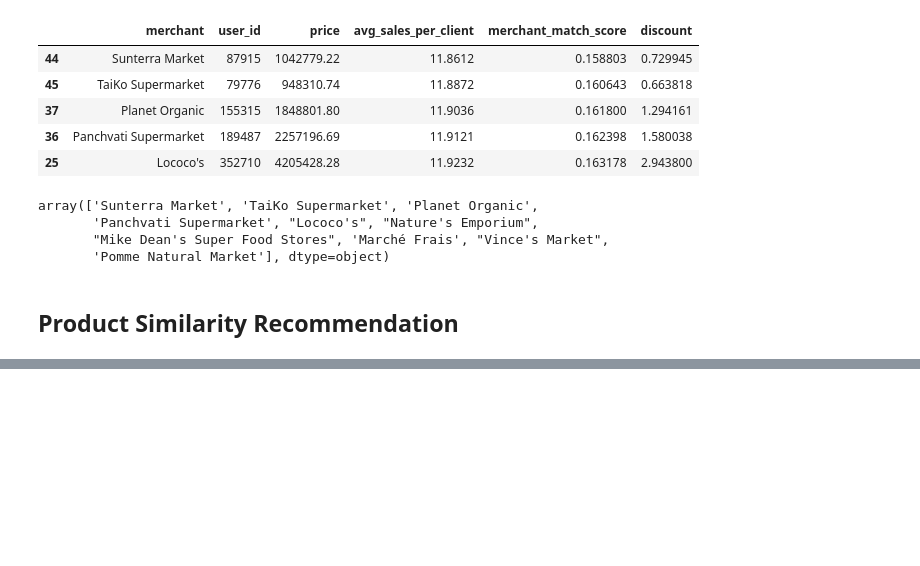
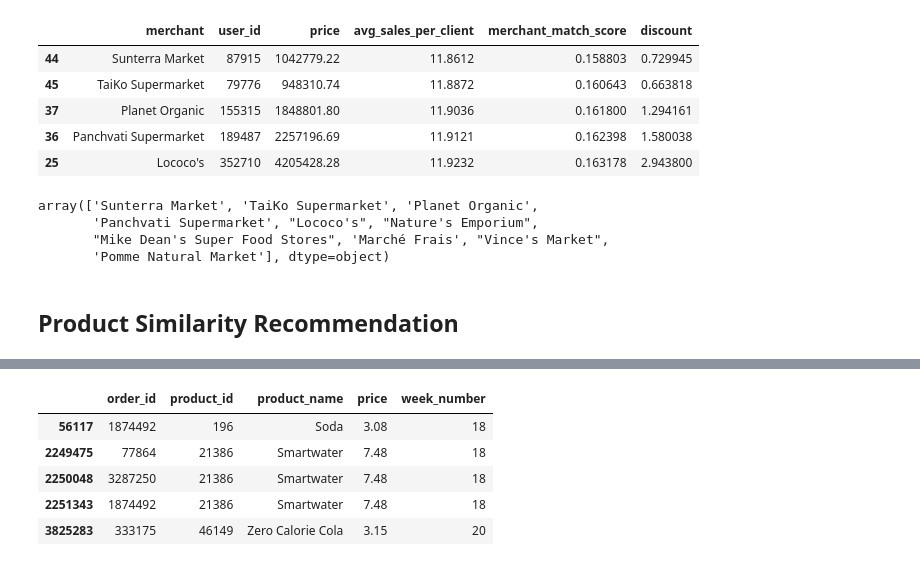
Before and after one commit to hanhanwu/Hanhan_Break_the_Limits, a Jupyter notebook: Bank_Fantasy/Golden_Bridge/recommendation_experiments/client_recommendation.ipynb, the cells around one changed output, grey strips where cells are left out. Saved outputs shown, nothing was run; the diff lists cells and outputs as text; code cells hidden in the pictures; blank space fills up the shorter version.

```diff
--- a/Bank_Fantasy/Golden_Bridge/recommendation_experiments/client_recommendation.ipynb
+++ b/Bank_Fantasy/Golden_Bridge/recommendation_experiments/client_recommendation.ipynb
@@ -122,0 +132,14 @@ array(['Sunterra Market', 'TaiKo Supermarket', 'Planet Organic',
+# %%
+# Client most purchased products
+
+client_products_df = all_order_train.loc[all_order_train['user_id']==target_client][['order_id', 'product_id',
+                                                                                      'product_name', 'price', 'week_number']]
+
+client_products_df.head()
+# %% [output]
+|  | order_id | product_id | product_name | price | week_number |
+| 56117 | 1874492 | 196 | Soda | 3.08 | 18 |
+| 2249475 | 77864 | 21386 | Smartwater | 7.48 | 18 |
+| 2250048 | 3287250 | 21386 | Smartwater | 7.48 | 18 |
+| 2251343 | 1874492 | 21386 | Smartwater | 7.48 | 18 |
+| 3825283 | 333175 | 46149 | Zero Calorie Cola | 3.15 | 20 |
```
Also changed, not shown: parts of 7 cells of this notebook.
